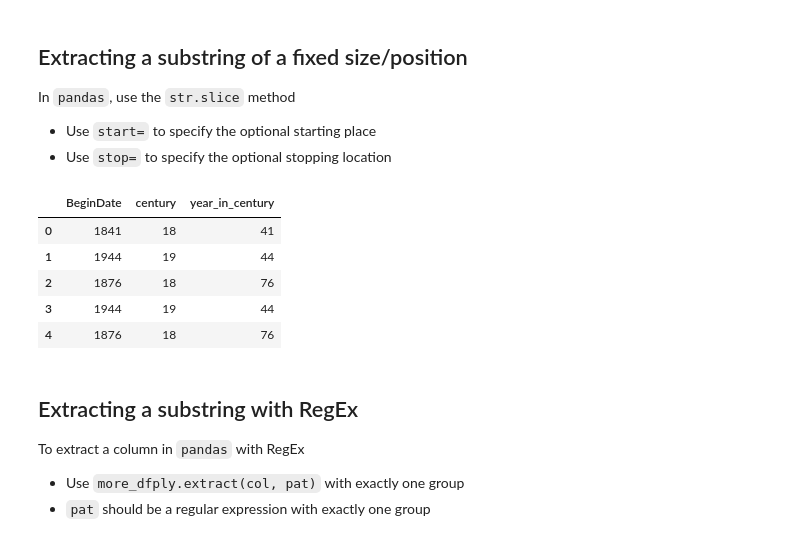
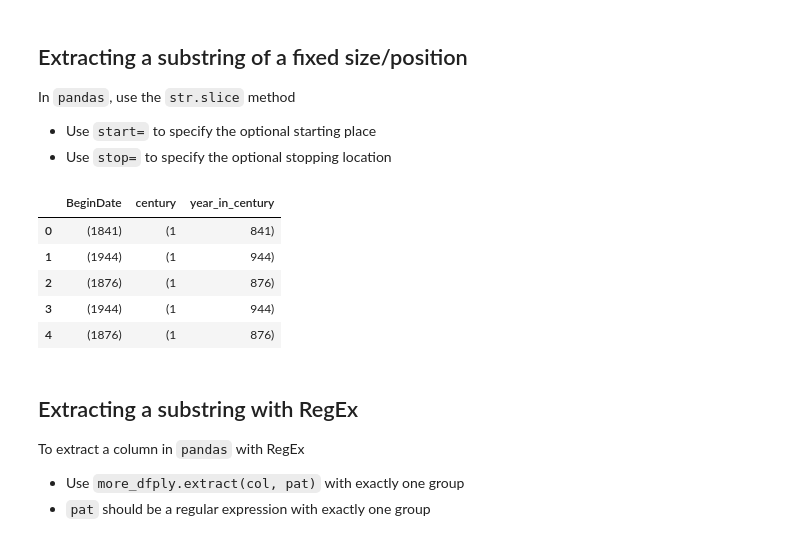
Before and after one commit to samwooden/module3_more_about_mutate, a Jupyter notebook: 3_1_string_transformations.ipynb, the cells around one changed output. Drawn from its saved outputs; the diff is of its cells as text; code cells hidden in the pictures.

```diff
--- a/3_1_string_transformations.ipynb
+++ b/3_1_string_transformations.ipynb
@@ -320,17 +305,18 @@ In `pandas`, use the `str.slice` method
 * Use `stop=` to specify the optional stopping location
 # %%
 (artwork
- >> select(X.BeginDate) >> mutate(BeginDate = X.BeginDate.str.replace('[()]', ''))
+ >> select(X.BeginDate)
+ >> mutate(BeginDate = X.BeginDate.str.replace('[()]', '', regex = False))
  >> mutate(century = X.BeginDate.str.slice(stop = 2),
            year_in_century = X.BeginDate.str.slice(start = 2))
  >> head(5))
 # %% [output]
 |  | BeginDate | century | year_in_century |
-| 0 | 1841 | 18 | 41 |
-| 1 | 1944 | 19 | 44 |
-| 2 | 1876 | 18 | 76 |
-| 3 | 1944 | 19 | 44 |
-| 4 | 1876 | 18 | 76 |
+| 0 | (1841) | (1 | 841) |
+| 1 | (1944) | (1 | 944) |
+| 2 | (1876) | (1 | 876) |
+| 3 | (1944) | (1 | 944) |
+| 4 | (1876) | (1 | 876) |
 # %% [markdown]
 ## Extracting a substring with RegEx
 
```
Also changed, not shown: parts of 12 cells of this notebook, 2 other files.
